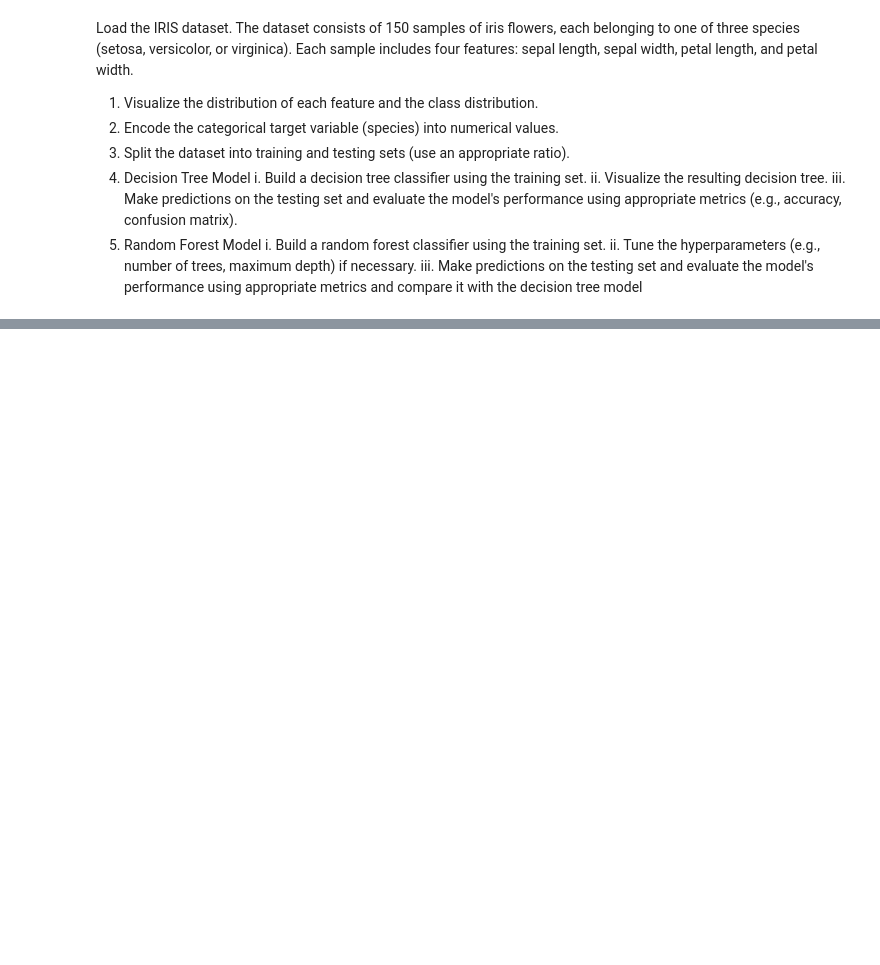
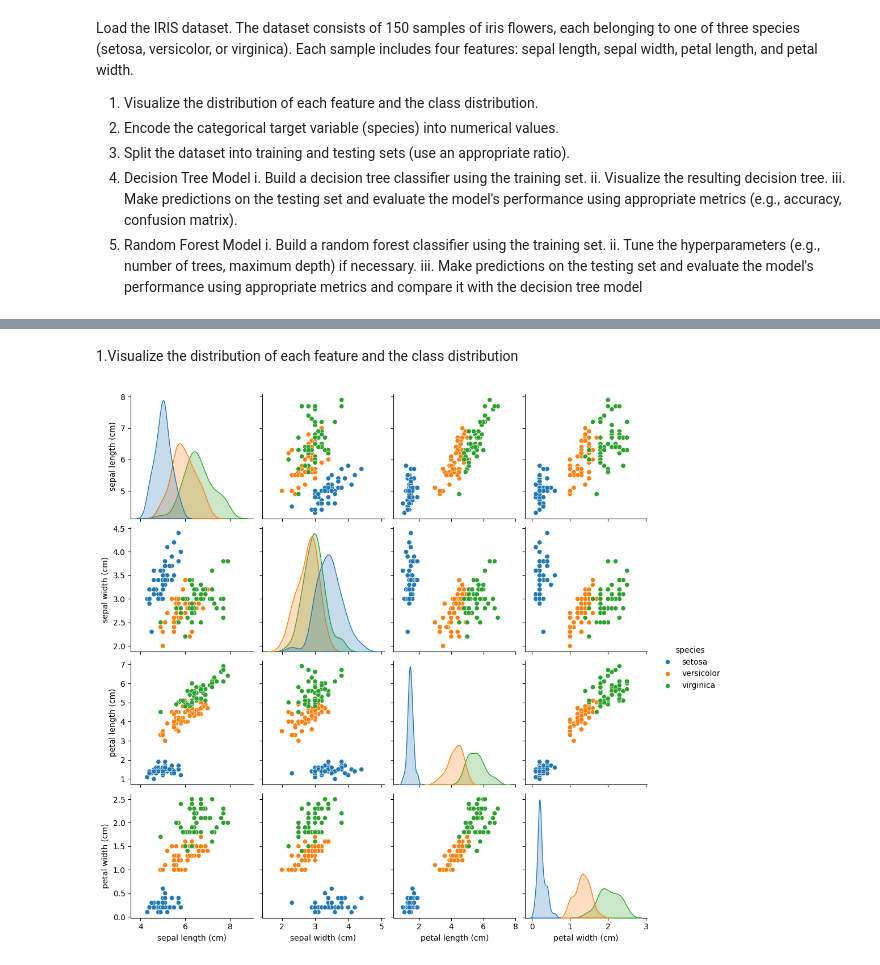
Before and after one commit to gauravraidata/IITJ-projects, a Jupyter notebook: Assignment1(DP,LR,SVM,RF).ipynb, the cells around one changed output, grey strips where cells are left out. Saved outputs shown, nothing was run; the diff lists cells and outputs as text; code cells hidden in the pictures; blank space fills up the shorter version.

```diff
--- a/Assignment1(DP,LR,SVM,RF).ipynb
+++ b/Assignment1(DP,LR,SVM,RF).ipynb
@@ -1037,0 +1040,8 @@ appropriate metrics and compare it with the decision tree model
+# %%
+# loading iris dataset with names of species
+from sklearn.datasets import load_iris
+
+iris_data = load_iris()
+iris = pd.DataFrame(iris_data.data, columns=iris_data.feature_names)
+iris['species'] = iris_data.target_names[iris_data.target]
+iris.head()
@@ -1037,0 +1087,7 @@ appropriate metrics and compare it with the decision tree model
+# %% [markdown]
+1.Visualize the distribution of each feature and the class distribution
+# %%
+sns.pairplot(iris, hue='species')
+plt.show()
+# %% [output]
+[figure, added]
```
Also changed, not shown: parts of 18 cells of this notebook.
